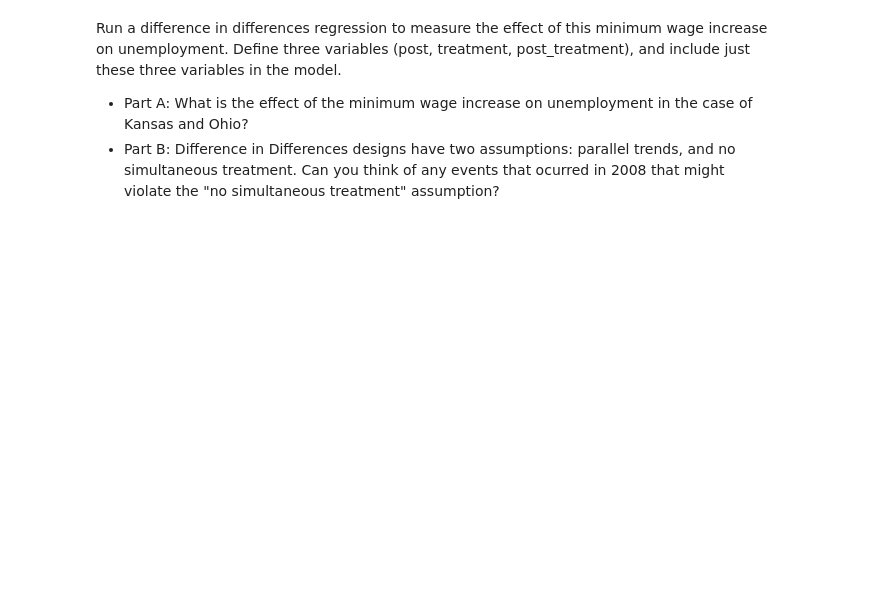
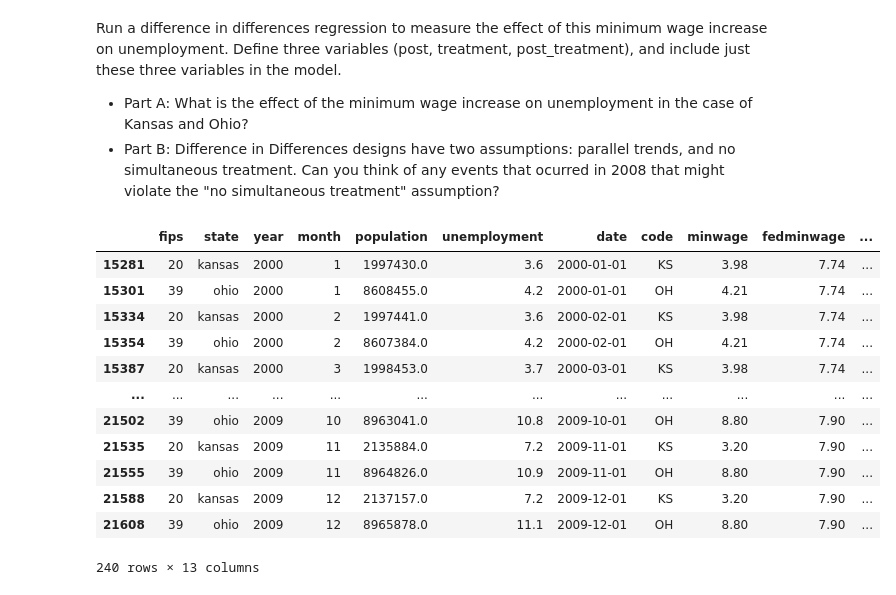
Before and after one commit to kwanyudyson/QM2, a Jupyter notebook: notebooks/W09. Difference-in-Differences.ipynb, the cells around one changed output. Saved outputs shown, nothing was run; the diff lists cells and outputs as text; code cells hidden in the pictures; blank space fills up the shorter version.

```diff
--- a/notebooks/W09. Difference-in-Differences.ipynb
+++ b/notebooks/W09. Difference-in-Differences.ipynb
@@ -373,3 +500,19 @@ Run a difference in differences regression to measure the effect of this minimum
 
 * Part A: What is the effect of the minimum wage increase on unemployment in the case of Kansas and Ohio?
 * Part B: Difference in Differences designs have two assumptions: parallel trends, and no simultaneous treatment. Can you think of any events that ocurred in 2008 that might violate the "no simultaneous treatment" assumption?
+# %%
+did2
+# %% [output]
+|  | fips | state | year | month | population | unemployment | date | code | minwage | fedminwage | ... |
+| 15281 | 20 | kansas | 2000 | 1 | 1997430.0 | 3.6 | 2000-01-01 | KS | 3.98 | 7.74 | ... |
+| 15301 | 39 | ohio | 2000 | 1 | 8608455.0 | 4.2 | 2000-01-01 | OH | 4.21 | 7.74 | ... |
+| 15334 | 20 | kansas | 2000 | 2 | 1997441.0 | 3.6 | 2000-02-01 | KS | 3.98 | 7.74 | ... |
+| 15354 | 39 | ohio | 2000 | 2 | 8607384.0 | 4.2 | 2000-02-01 | OH | 4.21 | 7.74 | ... |
+| 15387 | 20 | kansas | 2000 | 3 | 1998453.0 | 3.7 | 2000-03-01 | KS | 3.98 | 7.74 | ... |
+| ... | ... | ... | ... | ... | ... | ... | ... | ... | ... | ... | ... |
+| 21502 | 39 | ohio | 2009 | 10 | 8963041.0 | 10.8 | 2009-10-01 | OH | 8.80 | 7.90 | ... |
+| 21535 | 20 | kansas | 2009 | 11 | 2135884.0 | 7.2 | 2009-11-01 | KS | 3.20 | 7.90 | ... |
+| 21555 | 39 | ohio | 2009 | 11 | 8964826.0 | 10.9 | 2009-11-01 | OH | 8.80 | 7.90 | ... |
+| 21588 | 20 | kansas | 2009 | 12 | 2137157.0 | 7.2 | 2009-12-01 | KS | 3.20 | 7.90 | ... |
+| 21608 | 39 | ohio | 2009 | 12 | 8965878.0 | 11.1 | 2009-12-01 | OH | 8.80 | 7.90 | ... |
+240 rows × 13 columns
```
Also changed, not shown: parts of 18 cells of this notebook.
